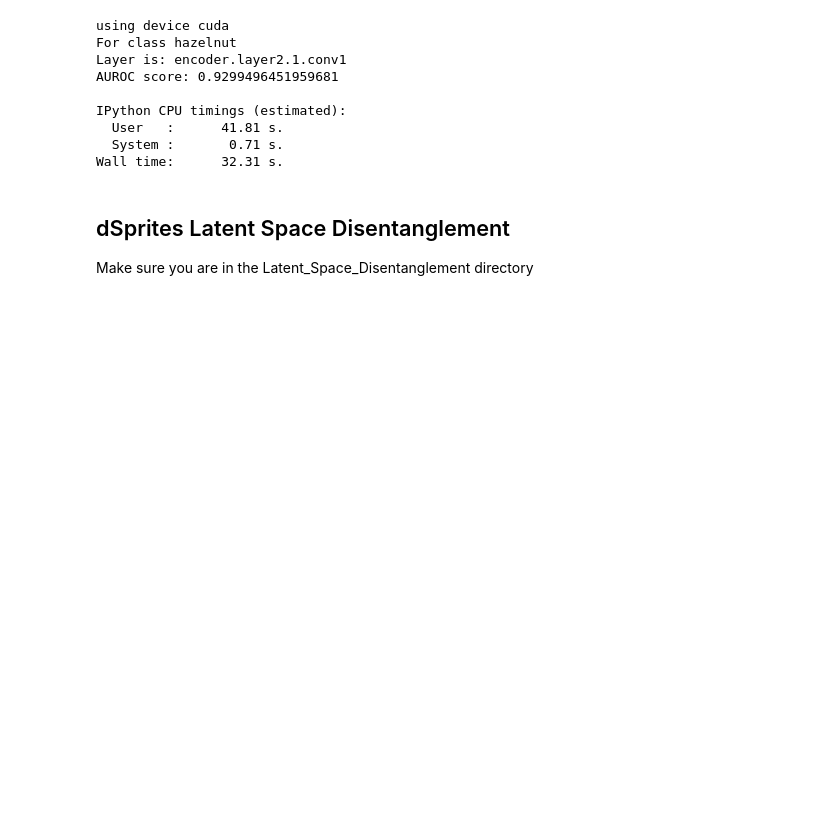
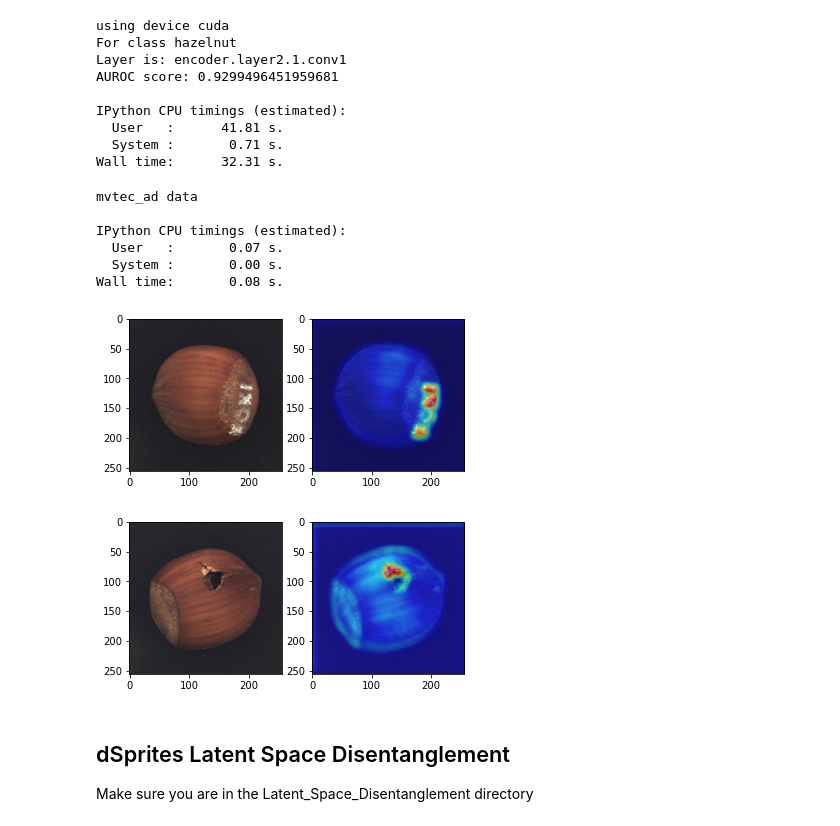
Before and after one commit to FrankBrongers/Reproducing_expVAE, a Jupyter notebook: Experiment Results.ipynb, the cells around one changed output. Cells and saved outputs as stored; diff of their text form; code cells hidden in the pictures; blank space fills up the shorter version.

```diff
--- a/Experiment Results.ipynb
+++ b/Experiment Results.ipynb
@@ -89,6 +106,17 @@ IPython CPU timings (estimated):
   User   :      41.81 s.
   System :       0.71 s.
 Wall time:      32.31 s.
+# %%
+run -t code/show_results.py --dataset=mvtec_ad --model=resnet18_3 --one_class=$object_class
+# %% [output]
+mvtec_ad data
+
+IPython CPU timings (estimated):
+  User   :       0.07 s.
+  System :       0.00 s.
+Wall time:       0.08 s.
+[figure, added]
+[figure, added]
 # %% [markdown]
 ## dSprites Latent Space Disentanglement
 Make sure you are in the Latent_Space_Disentanglement directory
```
Also changed, not shown: parts of 7 cells of this notebook, 1 other file.
